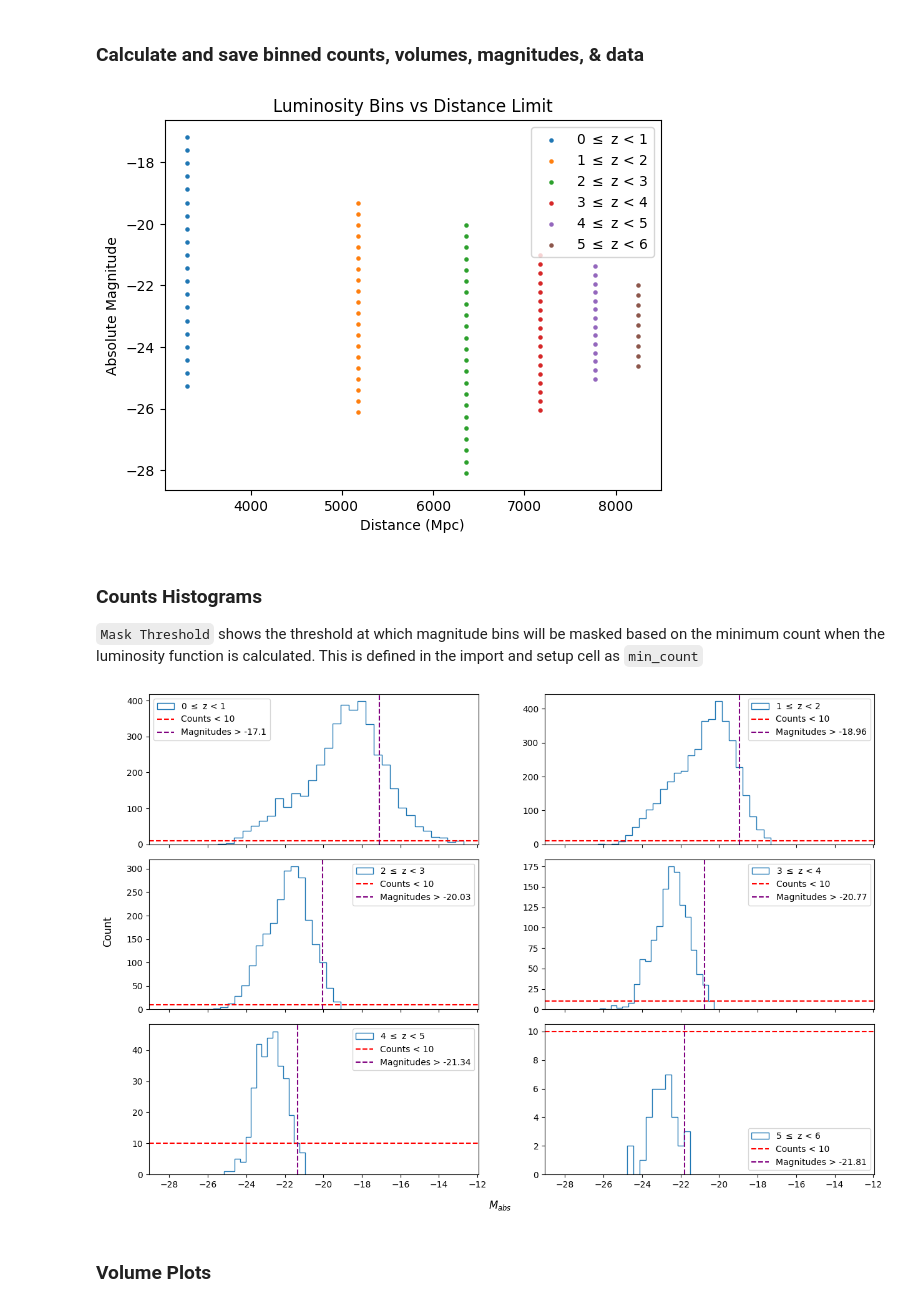
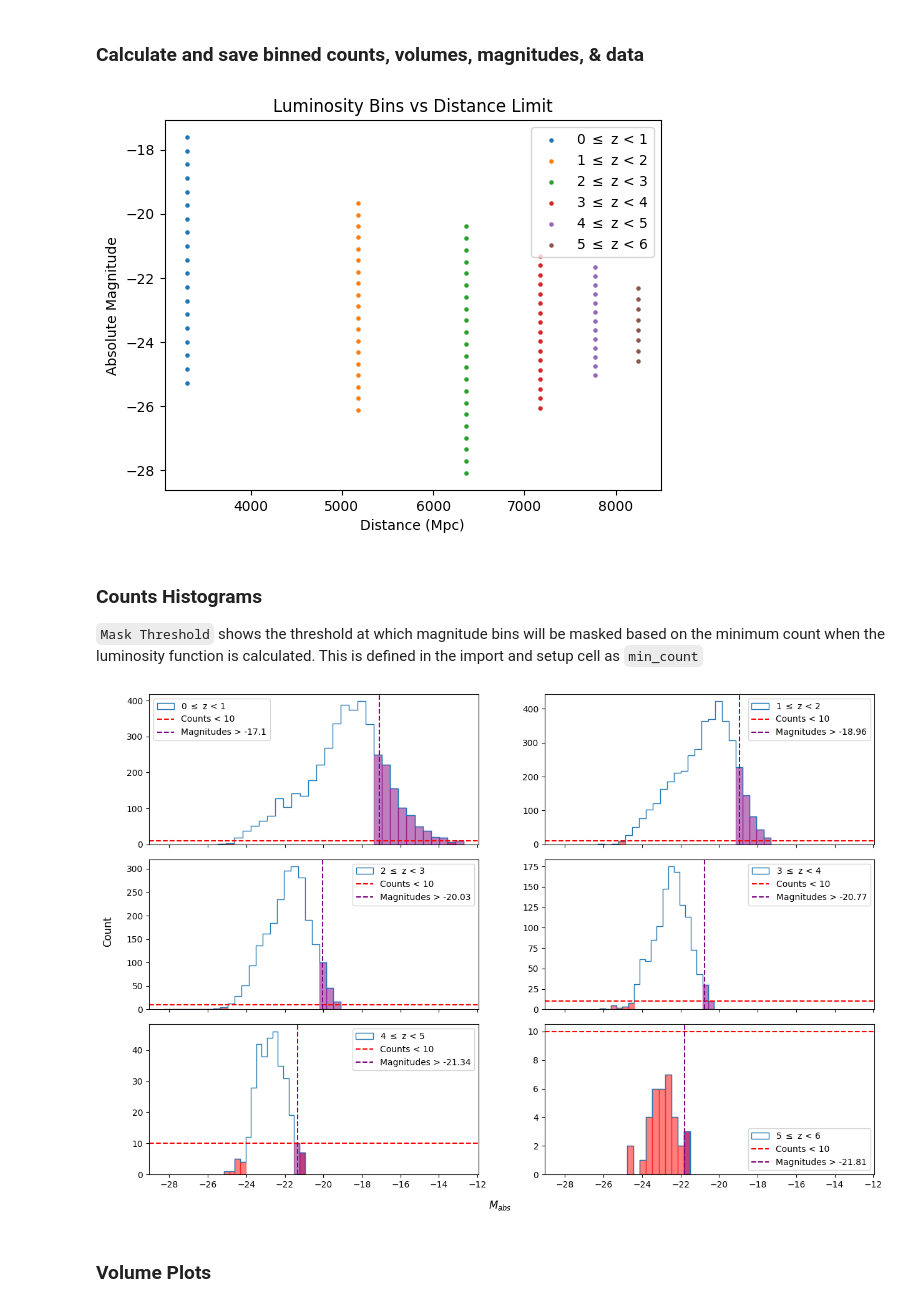
Before and after one commit to daniel-lyon/MPhil-Code, a Jupyter notebook: LUMFUNCS/vmax.ipynb, the cells around one changed output. Saved outputs shown, nothing was run; the diff lists cells and outputs as text; code cells hidden in the pictures.

```diff
--- a/LUMFUNCS/vmax.ipynb
+++ b/LUMFUNCS/vmax.ipynb
@@ -138,32 +138,25 @@ for (z_min, z_max), mag_abs_bins in zip(redshift_bins, all_mag_bins):
 
     Mag_abs_bin = Mag_abs[mask]
 
-    # Bin the data by luminosity
-    counts, lum_bin_edges = np.histogram(Mag_abs_bin, bins=mag_abs_bins)
-    lum_bin_centers = lum_bin_edges[0:-1] + (np.diff(lum_bin_edges)[0] / 2)
-
     # Find the maximum distance for the redshift bin
     dmin = cosmo.comoving_distance(z_min).value # Mpc
     dmax = cosmo.comoving_distance(z_max).value # Mpc
 
     # Find the maximum distance for each source
-    dmaxs = 10 * 10 ** ((mag_lim - lum_bin_centers) / 5) # pc
+    dmaxs = 10 * 10 ** ((mag_lim - Mag_abs_bin) / 5) # pc
     dmaxs /= 10 ** 6 # pc -> Mpc
 
     # Only use luminosity bins that are possible in the redshift range
     d_mask = dmaxs >= dmin
     dmaxs = dmaxs[d_mask]
-    lum_bin_centers = lum_bin_centers[d_mask]
+    Mag_abs_bin = Mag_abs_bin[d_mask]
 
     # Limit the distance to the maximum distance
     dmaxs[dmaxs > dmax] = dmax
 
     # Find the redshift at the maximum distance
-    try:
-        z_lim = z_at_value(cosmo.comoving_distance, dmaxs * u.Mpc)
-    except:
-        continue
-    plt.scatter(z_lim, lum_bin_centers, s=20, label=f'{z_min} $\leq$ z < {z_max}')
+    z_lim = z_at_value(cosmo.comoving_distance, dmaxs.values * u.Mpc)
+    plt.scatter(z_lim, Mag_abs_bin, s=5, label=f'{z_min} $\leq$ z < {z_max}')
 
 plt.title('Magnitude Bin Limits vs Maximum Redshift')
 plt.xlabel('Redshift')
@@ -197,8 +190,8 @@ for (z_min, z_max), mag_abs_bins in zip(redshift_bins, all_mag_bins):
     # Distances must be greater than the minimum distance
     d_mask = dmaxs >= dmin
 
-    # Lumiosity bins must be less than or equal to the maximum absolute magnitude
-    m = M_abs_lim(z_max)
+    # Lumiosity bins must be less than or equal to the maximum absolute magnitude (from luminosity distance)
+    m = M_abs_lim(z_max) - np.diff(lum_bin_edges)[0] # Might be in the middle of a bin
     mlim_mask = lum_bin_centers <= m
 
     # Apply masks
@@ -228,7 +221,7 @@ plt.ylabel('Absolute Magnitude')
 plt.legend(loc='upper right')
 plt.show()
 # %% [output]
-[figure, old version]
+[figure, new version]
 # %% [markdown]
 ### Counts Histograms
 
@@ -236,21 +229,26 @@ plt.show()
 # %%
 fig, axes = plt.subplots(3, 2, figsize=(15, 10), sharex=True)
 for ax, d, (z_start, z_end), mag_abs_bins in zip(axes.flatten(), all_data, redshift_bins, all_mag_bins):
     _, _, _, binned_data = d
 
     # Plot the data
-    ax.hist(binned_data, bins=mag_abs_bins, histtype='step', label=f'{z_start} $\leq$ z < {z_end}')
+    c, b, _ = ax.hist(binned_data, bins=mag_abs_bins, histtype='step', label=f'{z_start} $\leq$ z < {z_end}')
     ax.axhline(min_count, color='red', linestyle='--', label=f'Counts < {min_count}')
     m = M_abs_lim(z_end)
     ax.axvline(m, color='purple', linestyle='--', label=f'Magnitudes > {round(m, 2)}')
+    for bb, cc in zip(b, c):
+        if cc < min_count:
+            ax.fill_betweenx([0, cc], bb, bb + np.diff(b)[0], color='red', alpha=0.5)
+        if bb >= m - np.diff(b)[0] :
+            ax.fill_betweenx([0, cc], bb, bb + np.diff(b)[0], color='purple', alpha=0.5)
     ax.legend()
 
 fig.supxlabel('$M_{abs}$', y=0.05)
 fig.supylabel('Count', x=0.075)
 plt.subplots_adjust(hspace=0.1)
 plt.show()
 # %% [output]
-[figure, old version]
+[figure, new version]
 # %% [markdown]
 ### Volume Plots
 # %%
```
Also changed, not shown: parts of 5 cells of this notebook.
